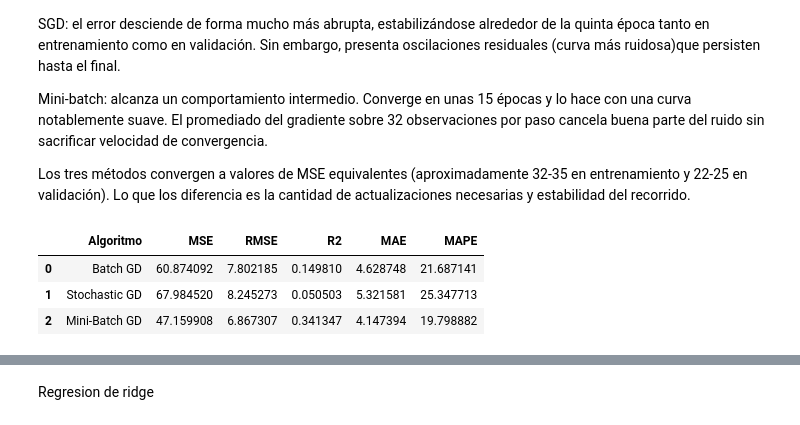
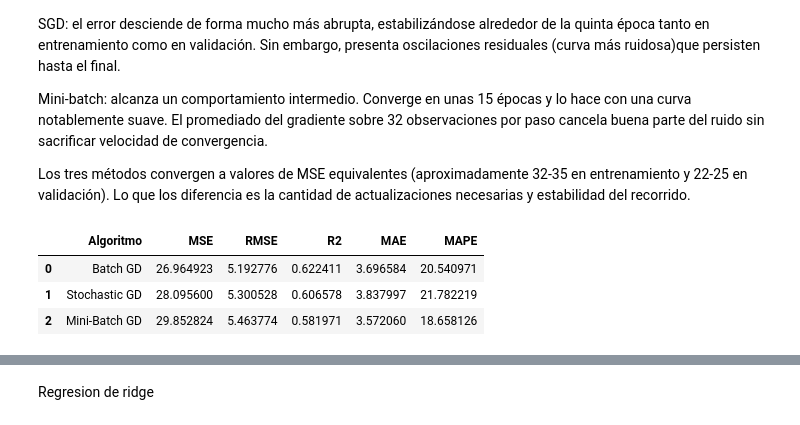
Before and after one commit to AlvaTF/TP-AA1-Ruiz-Toledo-Mendoza, a Jupyter notebook: TP_1/TP_regresion_AA1.ipynb, the cells around one changed output, grey strips where cells are left out. Saved outputs shown, nothing was run; the diff lists cells and outputs as text; code cells hidden in the pictures.

```diff
--- a/TP_1/TP_regresion_AA1.ipynb
+++ b/TP_1/TP_regresion_AA1.ipynb
@@ -475,5 +479,5 @@ X_val, X_test, y_val, y_test = train_test_split(
 # %%
-pipeline.fit(X_train, y_train)
+pipeline.fit(X_tr, y_tr)
 
-print('Validación:', r2_score(y_val, pipeline.predict(X_val)))
+print('R² en validación:', r2_score(y_val, pipeline.predict(X_val)))
 # %% [output]
@@ -491,22 +495,22 @@ Dimensiones de X_test:  (81, 13), y_test:  (81, 1)
 # %%
 prep = pipeline.named_steps['preprocesador'] # se asegura la imputacion y escalado elegidos anteriormente
 
-X_train_esc = prep.fit_transform(X_train)
-X_val_esc   = prep.transform(X_val)
+X_tr_esc   = prep.fit_transform(X_tr)
+X_val_esc  = prep.transform(X_val)
 X_test_esc = prep.transform(X_test)
 # %%
 np.random.seed(123)
 
 # 1. Batch Gradient Descent
 print("Entrenamiento con Batch GD")
-W_gd   = gradient_descent(X_train_esc, y_train, X_val_esc, y_val, lr=0.01, epochs=200)
+W_gd   = gradient_descent(X_tr_esc, y_tr_gd, X_val_esc, y_val_gd, lr=0.01, epochs=200)
 
 # 2. Stochastic Gradient Descent (SGD)
 print("Entrenamiento con SGD")
-W_sgd  = stochastic_gradient_descent(X_train_esc, y_train, X_val_esc, y_val, lr=0.001, epochs=50)
+W_sgd  = stochastic_gradient_descent(X_tr_esc, y_tr_gd, X_val_esc, y_val_gd, lr=0.001, epochs=50)
 
 # 3. Mini-Batch Gradient Descent
 print("Entrenamiento con Mini-Batch GD")
-W_mbgd = mini_batch_gradient_descent(X_train_esc, y_train, X_val_esc, y_val, lr=0.01, epochs=100, batch_size=280)
+W_mbgd = mini_batch_gradient_descent(X_tr_esc, y_tr_gd, X_val_esc, y_val_gd, lr=0.01, epochs=100, batch_size=280)
 # %% [output]
 Entrenamiento con Batch GD
@@ -528,45 +532,43 @@ Los tres métodos convergen a valores de MSE equivalentes (aproximadamente 32-35
 # %%
 # Poner columna de unos a X_test
 X_test_b = np.hstack((np.ones((X_test_esc.shape[0], 1)), X_test_esc))
 
-# Evaluación de cada variante en Test (MSE)
-mse_gd = np.mean((y_test - X_test_b @ W_gd) ** 2)
-mse_sgd = np.mean((y_test - X_test_b @ W_sgd) ** 2)
-mse_mbgd = np.mean((y_test - X_test_b @ W_mbgd) ** 2)
-
 # Predicciones de cada modelo en Test
-y_pred_gd = X_test_b @ W_gd
-y_pred_sgd = X_test_b @ W_sgd
+y_pred_gd   = X_test_b @ W_gd
+y_pred_sgd  = X_test_b @ W_sgd
 y_pred_mbgd = X_test_b @ W_mbgd
 
-# Evaluación de cada variante en Test (R2 Score)
-r2_gd = r2_score(y_test, y_pred_gd)
-r2_sgd = r2_score(y_test, y_pred_sgd)
-r2_mbgd = r2_score(y_test, y_pred_mbgd)
+# Evaluación de cada variante en Test
+mse_gd   = mean_squared_error(y_test_gd, y_pred_gd)
+mse_sgd  = mean_squared_error(y_test_gd, y_pred_sgd)
+mse_mbgd = mean_squared_error(y_test_gd, y_pred_mbgd)
 
-rmse_gd = root_mean_squared_error(y_test, y_pred_gd)
-rmse_sgd = root_mean_squared_error(y_test, y_pred_sgd)
-rmse_mbgd = root_mean_squared_error(y_test, y_pred_mbgd)
+r2_gd   = r2_score(y_test_gd, y_pred_gd)
+r2_sgd  = r2_score(y_test_gd, y_pred_sgd)
+r2_mbgd = r2_score(y_test_gd, y_pred_mbgd)
 
-# MAE y MAPE de cada modelo
-mae_gd = mean_absolute_error(y_test, y_pred_gd)
-mape_gd = mean_absolute_percentage_error(y_test, y_pred_gd) * 100
-mae_sgd = mean_absolute_error(y_test, y_pred_sgd)
-mape_sgd = mean_absolute_percentage_error(y_test, y_pred_sgd) * 100
-mae_mbgd = mean_absolute_error(y_test, y_pred_mbgd)
-mape_mbgd = mean_absolute_percentage_error(y_test, y_pred_mbgd) * 100
+rmse_gd   = root_mean_squared_error(y_test_gd, y_pred_gd)
+rmse_sgd  = root_mean_squared_error(y_test_gd, y_pred_sgd)
+rmse_mbgd = root_mean_squared_error(y_test_gd, y_pred_mbgd)
+
+mae_gd    = mean_absolute_error(y_test_gd, y_pred_gd)
+mape_gd   = mean_absolute_percentage_error(y_test_gd, y_pred_gd) * 100
+mae_sgd   = mean_absolute_error(y_test_gd, y_pred_sgd)
+mape_sgd  = mean_absolute_percentage_error(y_test_gd, y_pred_sgd) * 100
+mae_mbgd  = mean_absolute_error(y_test_gd, y_pred_mbgd)
+mape_mbgd = mean_absolute_percentage_error(y_test_gd, y_pred_mbgd) * 100
 
 results = pd.DataFrame({
     'Algoritmo': ['Batch GD', 'Stochastic GD', 'Mini-Batch GD'],
     'MSE': [mse_gd, mse_sgd, mse_mbgd],
     'RMSE': [rmse_gd, rmse_sgd, rmse_mbgd],
     "R2": [r2_gd, r2_sgd, r2_mbgd],
     "MAE": [mae_gd, mae_sgd, mae_mbgd],
     "MAPE": [mape_gd, mape_sgd, mape_mbgd]
 })
 results
 # %% [output]
 |  | Algoritmo | MSE | RMSE | R2 | MAE | MAPE |
-| 0 | Batch GD | 60.874092 | 7.802185 | 0.149810 | 4.628748 | 21.687141 |
-| 1 | Stochastic GD | 67.984520 | 8.245273 | 0.050503 | 5.321581 | 25.347713 |
-| 2 | Mini-Batch GD | 47.159908 | 6.867307 | 0.341347 | 4.147394 | 19.798882 |
+| 0 | Batch GD | 26.964923 | 5.192776 | 0.622411 | 3.696584 | 20.540971 |
+| 1 | Stochastic GD | 28.095600 | 5.300528 | 0.606578 | 3.837997 | 21.782219 |
+| 2 | Mini-Batch GD | 29.852824 | 5.463774 | 0.581971 | 3.572060 | 18.658126 |
```
Also changed, not shown: parts of 15 cells of this notebook.
